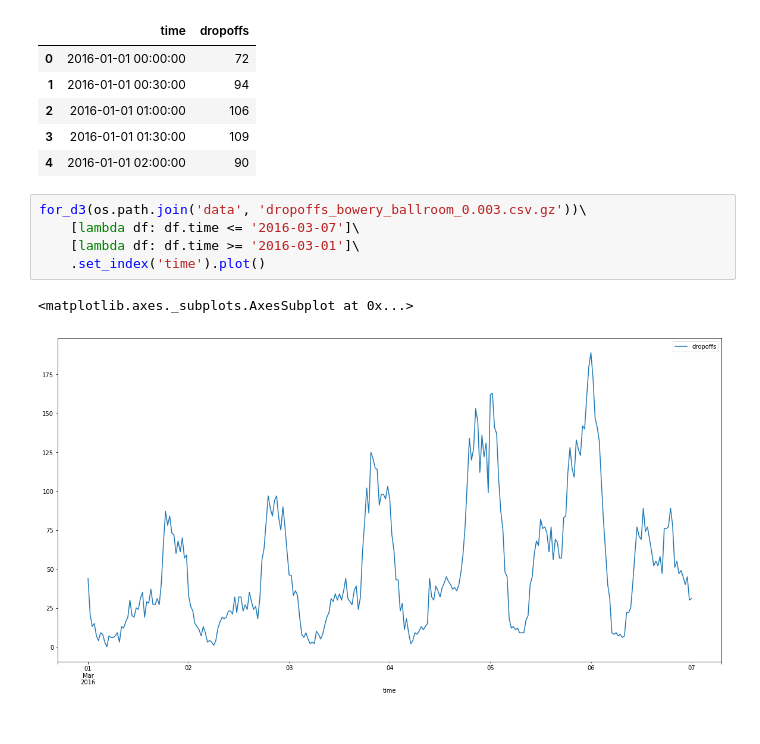
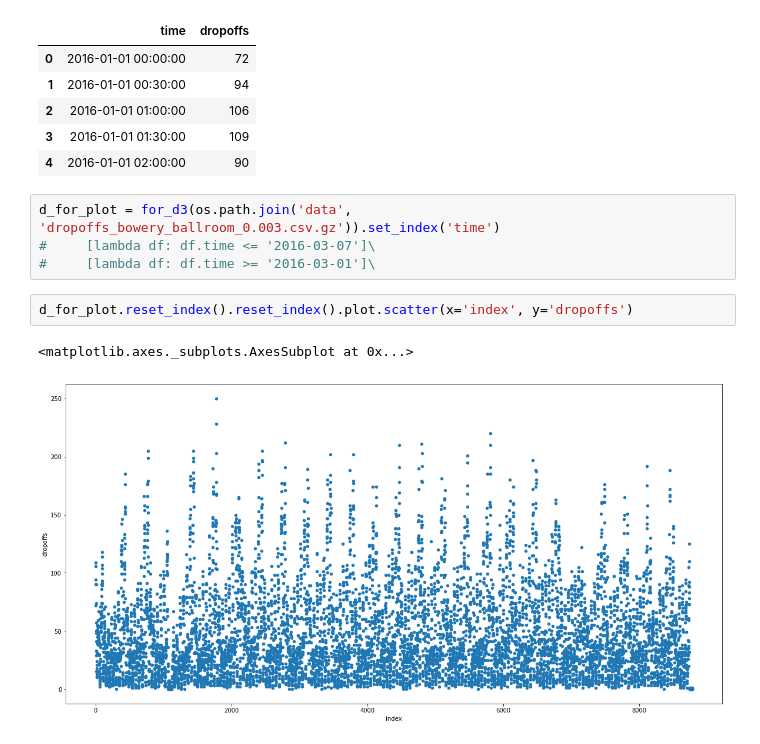
Before and after one commit to inon-peled/dtu_visualization_d3_course, a Jupyter notebook: project/py/prepare_dropoffs_data_for_d3.ipynb, the cells around one changed output. Drawn from its saved outputs; the diff is of its cells as text.

```diff
--- a/project/py/prepare_dropoffs_data_for_d3.ipynb
+++ b/project/py/prepare_dropoffs_data_for_d3.ipynb
@@ -113,10 +113,11 @@ for_d3(os.path.join('data', 'dropoffs_bowery_ballroom_0.003.csv.gz')).head()
 | 3 | 2016-01-01 01:30:00 | 109 |
 | 4 | 2016-01-01 02:00:00 | 90 |
 # %%
-for_d3(os.path.join('data', 'dropoffs_bowery_ballroom_0.003.csv.gz'))\
-    [lambda df: df.time <= '2016-03-07']\
-    [lambda df: df.time >= '2016-03-01']\
-    .set_index('time').plot()
+d_for_plot = for_d3(os.path.join('data', 'dropoffs_bowery_ballroom_0.003.csv.gz')).set_index('time')
+#     [lambda df: df.time <= '2016-03-07']\
+#     [lambda df: df.time >= '2016-03-01']\
-# %% [output]
-<matplotlib.axes._subplots.AxesSubplot at 0x...>
-[figure, removed]
+# %%
+d_for_plot.reset_index().reset_index().plot.scatter(x='index', y='dropoffs')
+# %% [output]
+<matplotlib.axes._subplots.AxesSubplot at 0x...>
+[figure, added]
```
Also changed, not shown: parts of 6 cells of this notebook, 1 other file.
